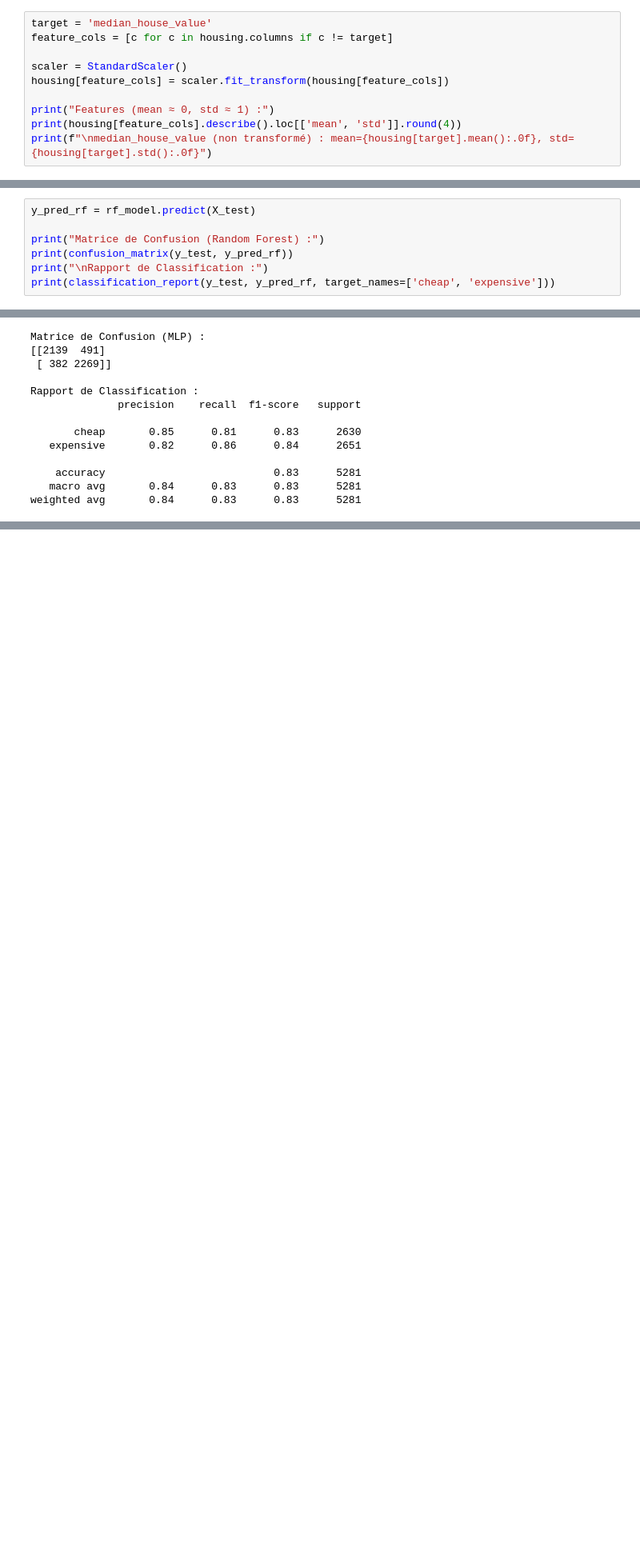
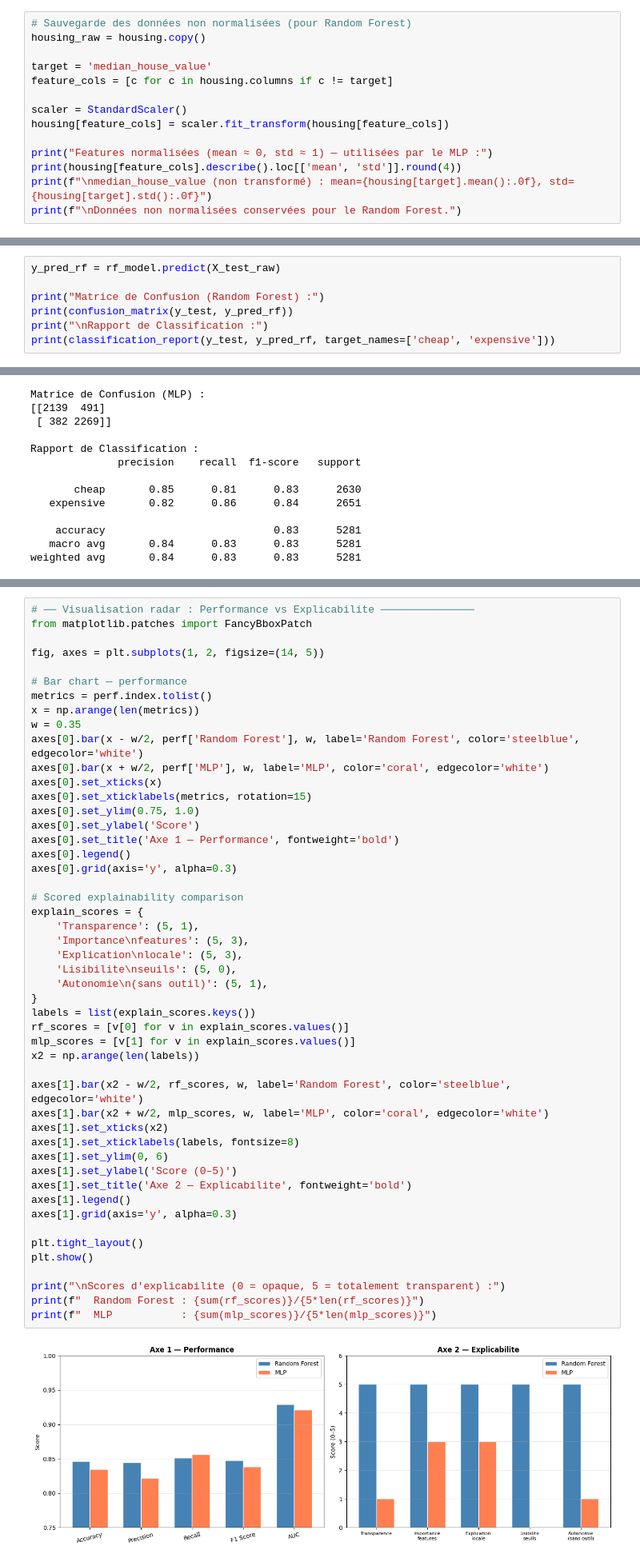
Before and after one commit to Anisse-Imer/bloc-ia-prosit-3, a Jupyter notebook: fusion_notebook.ipynb, the cells around one changed output, grey strips where cells are left out. Shown at 80% size. Saved outputs shown, nothing was run; the diff lists cells and outputs as text; blank space fills up the shorter version.

```diff
--- a/fusion_notebook.ipynb
+++ b/fusion_notebook.ipynb
@@ -110,11 +144,15 @@ $$z = \frac{x - \mu}{\sigma}$$
 # %%
+# Sauvegarde des données non normalisées (pour Random Forest)
+housing_raw = housing.copy()
+
 target = 'median_house_value'
 feature_cols = [c for c in housing.columns if c != target]
 
 scaler = StandardScaler()
 housing[feature_cols] = scaler.fit_transform(housing[feature_cols])
 
-print("Features (mean ≈ 0, std ≈ 1) :")
+print("Features normalisées (mean ≈ 0, std ≈ 1) — utilisées par le MLP :")
 print(housing[feature_cols].describe().loc[['mean', 'std']].round(4))
 print(f"\nmedian_house_value (non transformé) : mean={housing[target].mean():.0f}, std={housing[target].std():.0f}")
+print(f"\nDonnées non normalisées conservées pour le Random Forest.")
 # %% [output]
@@ -340,5 +444,5 @@ plt.show()
 # %%
-y_pred_rf = rf_model.predict(X_test)
+y_pred_rf = rf_model.predict(X_test_raw)
 
 print("Matrice de Confusion (Random Forest) :")
 print(confusion_matrix(y_test, y_pred_rf))
@@ -596,0 +975,51 @@ Les metriques (Precision, Recall, F1, AUC) et les temps d'execution permettent d
+# %%
+# ── Visualisation radar : Performance vs Explicabilite ───────────────
+from matplotlib.patches import FancyBboxPatch
+
+fig, axes = plt.subplots(1, 2, figsize=(14, 5))
+
+# Bar chart — performance
+metrics = perf.index.tolist()
+x = np.arange(len(metrics))
+w = 0.35
+axes[0].bar(x - w/2, perf['Random Forest'], w, label='Random Forest', color='steelblue', edgecolor='white')
+axes[0].bar(x + w/2, perf['MLP'], w, label='MLP', color='coral', edgecolor='white')
+axes[0].set_xticks(x)
+axes[0].set_xticklabels(metrics, rotation=15)
+axes[0].set_ylim(0.75, 1.0)
+axes[0].set_ylabel('Score')
+axes[0].set_title('Axe 1 — Performance', fontweight='bold')
+axes[0].legend()
+axes[0].grid(axis='y', alpha=0.3)
+
+# Scored explainability comparison
+explain_scores = {
+    'Transparence': (5, 1),
+    'Importance\nfeatures': (5, 3),
+    'Explication\nlocale': (5, 3),
+    'Lisibilite\nseuils': (5, 0),
+    'Autonomie\n(sans outil)': (5, 1),
+}
+labels = list(explain_scores.keys())
+rf_scores = [v[0] for v in explain_scores.values()]
+mlp_scores = [v[1] for v in explain_scores.values()]
+x2 = np.arange(len(labels))
+
+axes[1].bar(x2 - w/2, rf_scores, w, label='Random Forest', color='steelblue', edgecolor='white')
+axes[1].bar(x2 + w/2, mlp_scores, w, label='MLP', color='coral', edgecolor='white')
+axes[1].set_xticks(x2)
+axes[1].set_xticklabels(labels, fontsize=8)
+axes[1].set_ylim(0, 6)
+axes[1].set_ylabel('Score (0–5)')
+axes[1].set_title('Axe 2 — Explicabilite', fontweight='bold')
+axes[1].legend()
+axes[1].grid(axis='y', alpha=0.3)
+
+plt.tight_layout()
+plt.show()
+
+print("\nScores d'explicabilite (0 = opaque, 5 = totalement transparent) :")
+print(f"  Random Forest : {sum(rf_scores)}/{5*len(rf_scores)}")
+print(f"  MLP           : {sum(mlp_scores)}/{5*len(mlp_scores)}")
+# %% [output]
+[figure, added]
```
Also changed, not shown: parts of 42 cells of this notebook.
